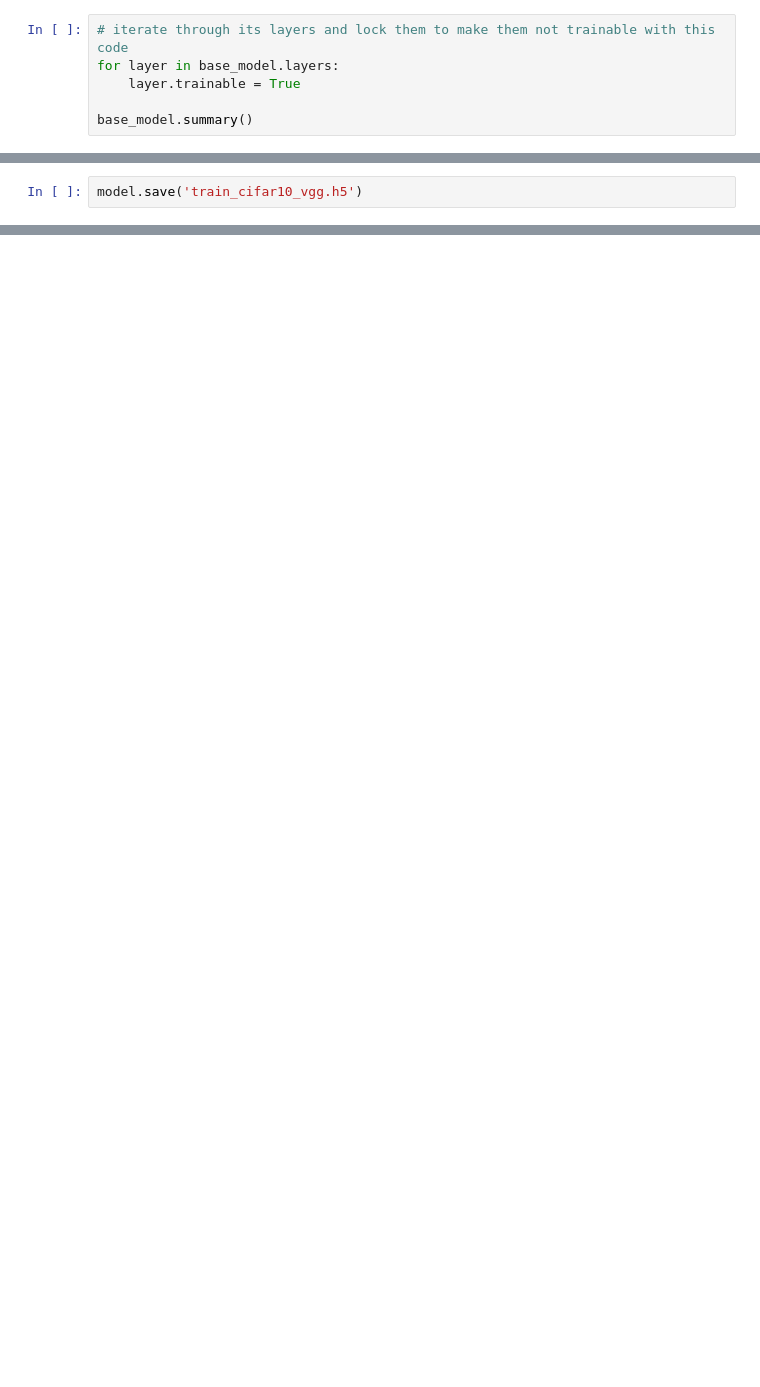
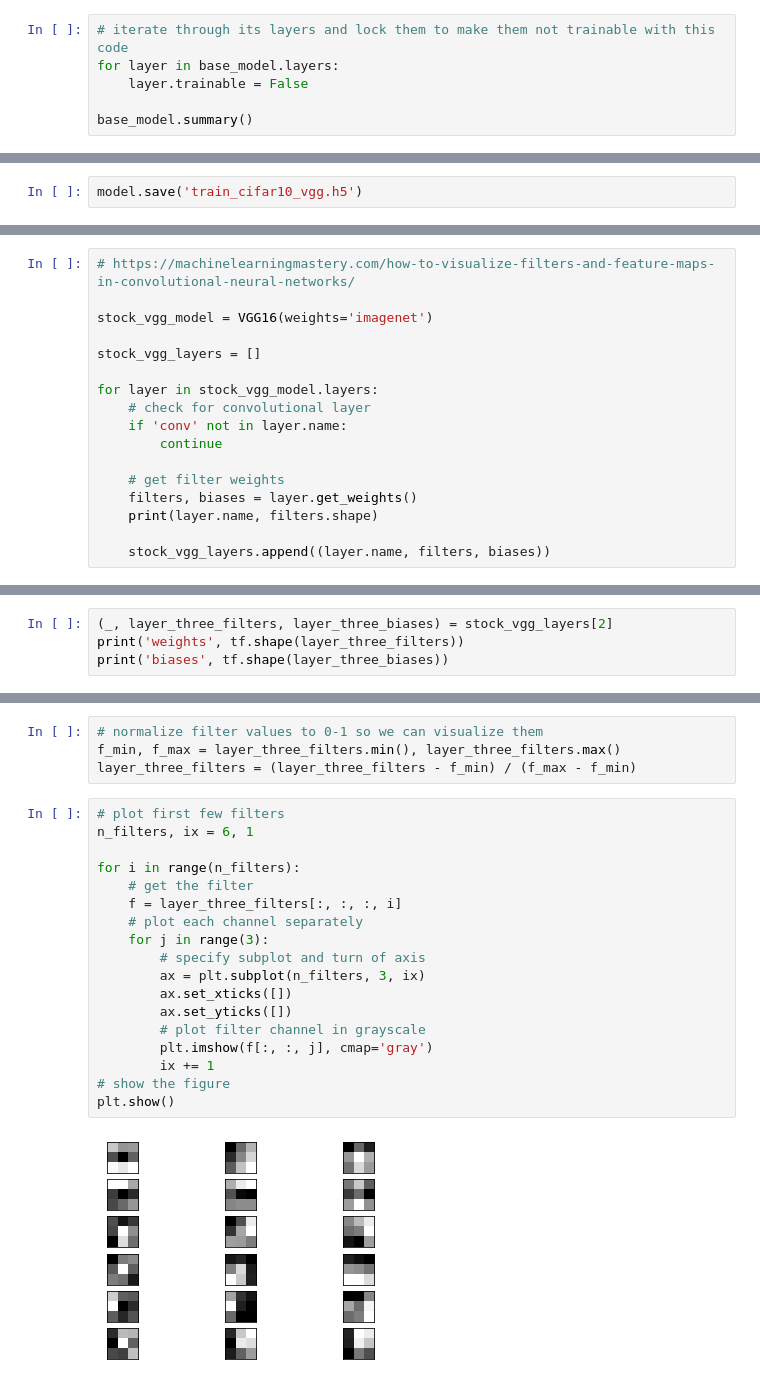
Before and after one commit to larryschirmer/art_style_transfer, a Jupyter notebook: transfer_learning.ipynb, the cells around one changed output, grey strips where cells are left out. Cells and saved outputs as stored; diff of their text form; blank space fills up the shorter version.

```diff
--- a/transfer_learning.ipynb
+++ b/transfer_learning.ipynb
@@ -255,7 +254,7 @@ _________________________________________________________________
 # %%
 # iterate through its layers and lock them to make them not trainable with this code
 for layer in base_model.layers:
-    layer.trainable = True
+    layer.trainable = False
 
 base_model.summary()
 # %% [output]
@@ -519,0 +457,17 @@ for layer_name, layer_activation in zip(vgg_layer_names, vgg_activations):
+# %%
+# https://machinelearningmastery.com/how-to-visualize-filters-and-feature-maps-in-convolutional-neural-networks/
+
+stock_vgg_model = VGG16(weights='imagenet')
+
+stock_vgg_layers = []
+
+for layer in stock_vgg_model.layers:
+	# check for convolutional layer
+	if 'conv' not in layer.name:
+		continue
+
+	# get filter weights
+	filters, biases = layer.get_weights()
+	print(layer.name, filters.shape)
+
+	stock_vgg_layers.append((layer.name, filters, biases))
@@ -519,0 +492,4 @@ for layer_name, layer_activation in zip(vgg_layer_names, vgg_activations):
+# %%
+(_, layer_three_filters, layer_three_biases) = stock_vgg_layers[2]
+print('weights', tf.shape(layer_three_filters))
+print('biases', tf.shape(layer_three_biases))
@@ -519,0 +499,24 @@ for layer_name, layer_activation in zip(vgg_layer_names, vgg_activations):
+# %%
+# normalize filter values to 0-1 so we can visualize them
+f_min, f_max = layer_three_filters.min(), layer_three_filters.max()
+layer_three_filters = (layer_three_filters - f_min) / (f_max - f_min)
+# %%
+# plot first few filters
+n_filters, ix = 6, 1
+
+for i in range(n_filters):
+	# get the filter
+	f = layer_three_filters[:, :, :, i]
+	# plot each channel separately
+	for j in range(3):
+		# specify subplot and turn of axis
+		ax = plt.subplot(n_filters, 3, ix)
+		ax.set_xticks([])
+		ax.set_yticks([])
+		# plot filter channel in grayscale
+		plt.imshow(f[:, :, j], cmap='gray')
+		ix += 1
+# show the figure
+plt.show()
+# %% [output]
+[figure, added]
```
Also changed, not shown: parts of 40 cells of this notebook, 5 other files.
